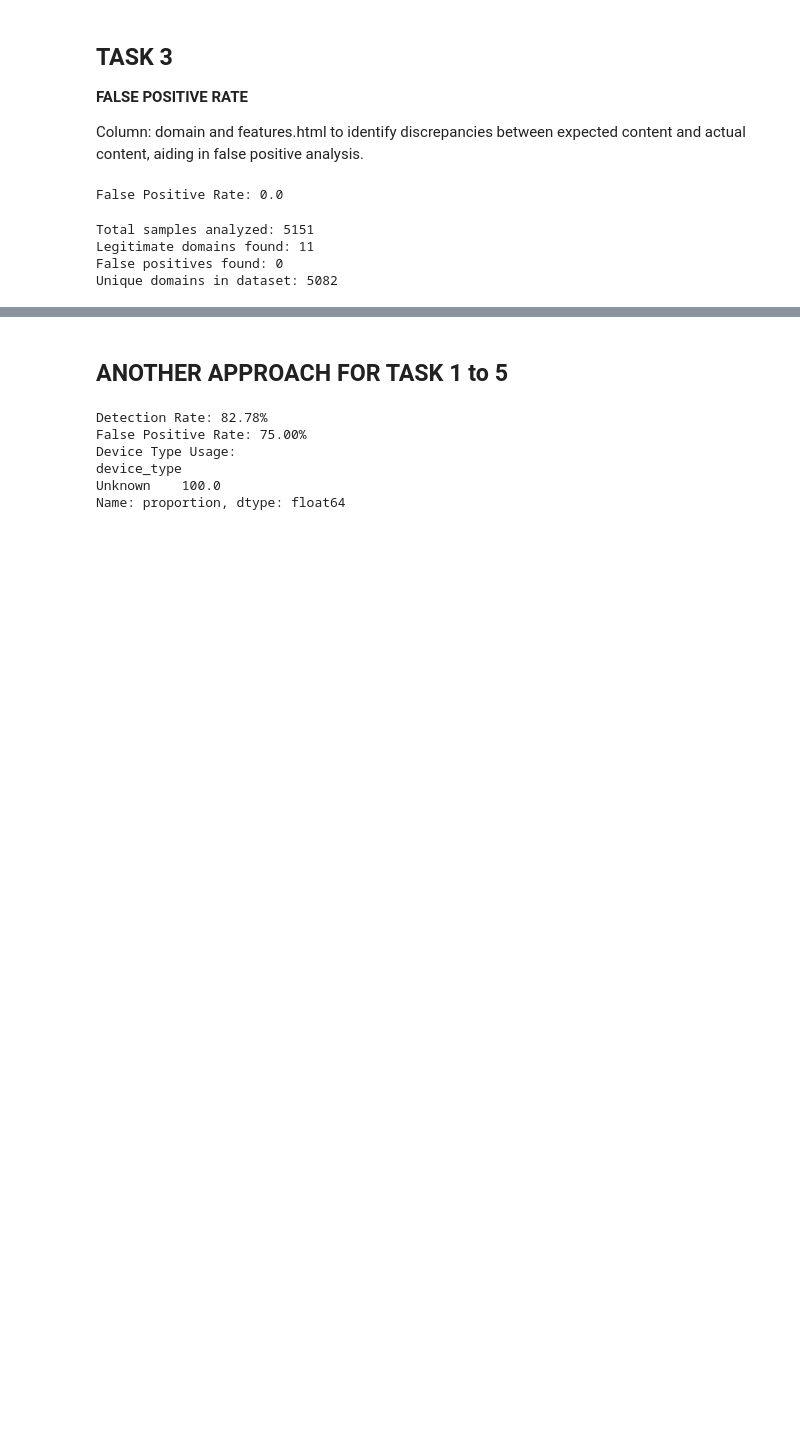
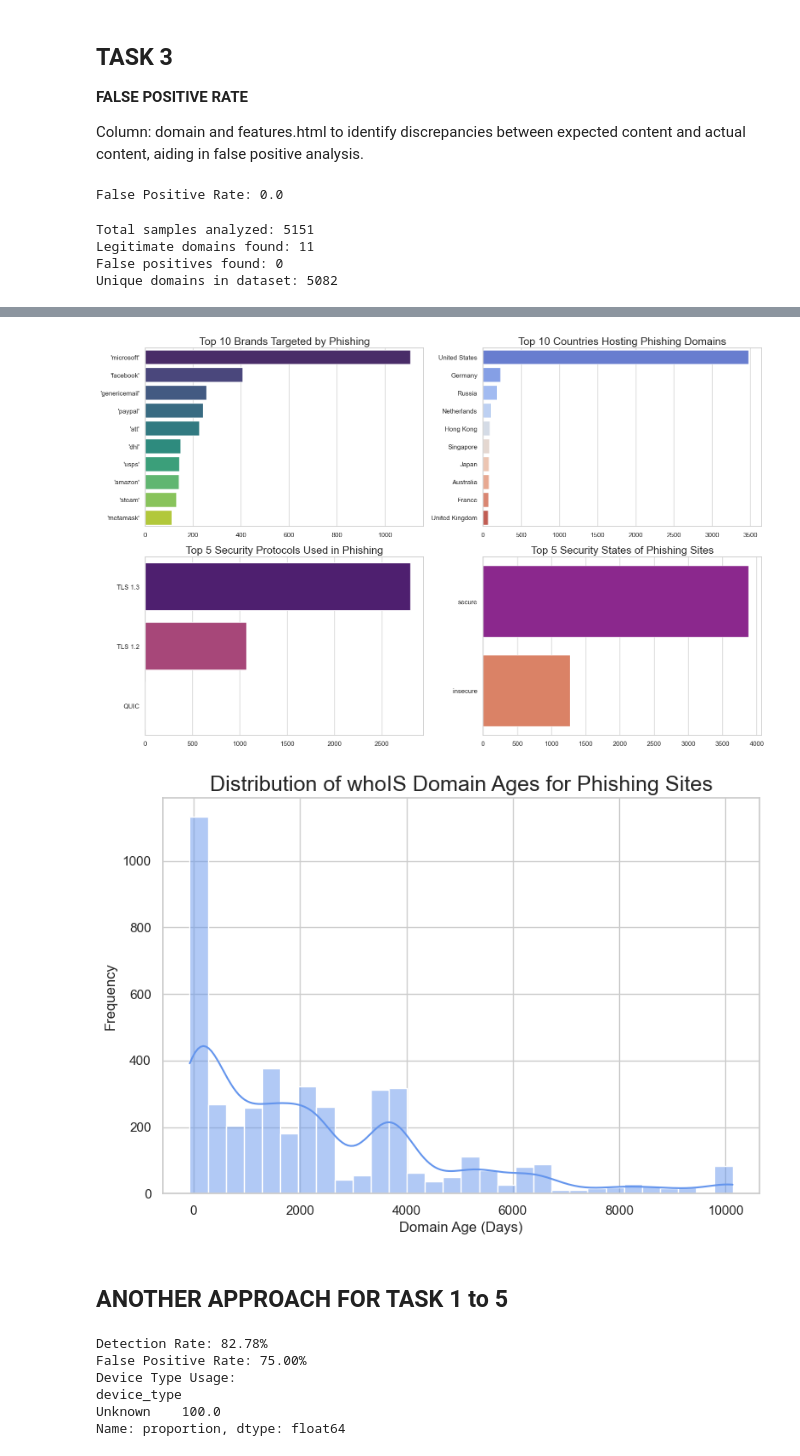
Before and after one commit to saikiranpennam/QuantitativeStudyofPhishing, a Jupyter notebook: phishingcode.ipynb, the cells around one changed output, grey strips where cells are left out. Drawn from its saved outputs; the diff is of its cells as text; code cells hidden in the pictures; blank space fills up the shorter version.

```diff
--- a/phishingcode.ipynb
+++ b/phishingcode.ipynb
@@ -87,15 +87,15 @@ assets_downloaded (as a possible proxy to understand if users interacted with ph
 From the dataset i can't find detection column so i set a threshold =  0.5
 # %%
 # Check for missing values in 'assets_downloaded' column and drop those rows
-phishing_data = phishingData.dropna(subset=['assets_downloaded'])
+phishingData = phishingData.dropna(subset=['assets_downloaded'])
 
 # Define a threshold to approximate detection
 threshold = 0.5
-phishing_data['Detection'] = phishing_data['assets_downloaded'].apply(lambda x: 1 if x > threshold else 0)
+phishingData['Detection'] = phishingData['assets_downloaded'].apply(lambda x: 1 if x > threshold else 0)
 
 # Feature and target variable
-X = phishing_data[['assets_downloaded']]
-y = phishing_data['Detection']
+X = phishingData[['assets_downloaded']]
+y = phishingData['Detection']
 
 # Split the data into training and testing sets
 X_train, X_test, y_train, y_test = train_test_split(X, y, test_size=0.2, random_state=42)
@@ -276,3 +283,66 @@ Unique domains in dataset: 5082
+# %%
+# Set up plotting aesthetics
+sns.set_theme(style="whitegrid")
+plt.figure(figsize=(16, 10))
+
+# Analysis 6: Brand and Domain Analysis
+# Count the frequency of each brand mentioned in the 'brands' column
+
+# Ensure the 'brands' column is treated as a string to handle any non-string values properly
+phishingData['brands'] = phishingData['brands'].astype(str)
+phishingData['brands'] = phishingData['brands'].str.strip('[]').str.replace('"', '').str.split(',')
+
+# Re-calculate brand frequencies for top 10 brands
+brand_counts = phishingData['brands'].explode().value_counts().head(10)
+
+# Plotting the top 10 brands
+plt.subplot(2, 2, 1)
+sns.barplot(x=brand_counts.values, y=brand_counts.index, palette="viridis")
+plt.title("Top 10 Brands Targeted by Phishing", fontsize=18)
+
+# Analysis 7: Geolocation Analysis
+# Count the frequency of phishing attempts by country
+country_counts = phishingData['remote_ip_country'].value_counts().head(10)  # Top 10 countries
+
+# Plotting the top 10 countries
+plt.subplot(2, 2, 2)
+sns.barplot(x=country_counts.values, y=country_counts.index, palette="coolwarm")
+plt.title("Top 10 Countries Hosting Phishing Domains", fontsize=18)
+
+# Analysis 8: Security Protocol Analysis
+# Count the frequency of different security states and protocols
+security_protocol_counts = phishingData['security_protocol'].value_counts().head(5)  # Top 5 security protocols
+security_state_counts = phishingData['security_state'].value_counts().head(5)  # Top 5 security states
+
+# Plotting security protocols
+plt.subplot(2, 2, 3)
+sns.barplot(x=security_protocol_counts.values, y=security_protocol_counts.index, palette="magma")
+plt.title("Top 5 Security Protocols Used in Phishing", fontsize=18)
+
+# Plotting security states
+plt.subplot(2, 2, 4)
+sns.barplot(x=security_state_counts.values, y=security_state_counts.index, palette="plasma")
+plt.title("Top 5 Security States of Phishing Sites", fontsize=18)
+
+plt.tight_layout()
+plt.savefig('figures/Top_feature_analyses.png', dpi=300)
+plt.show()
+plt.close();
+
+# Analysis 9: Domain Age Analysis
+# Removing NaN values in whois_domain_age for analysis and converting to integer
+domain_age_cleaned = phishingData['whois_domain_age'].dropna()
+plt.figure(figsize=(9, 6))
+sns.histplot(domain_age_cleaned, kde=True, bins=30, color="cornflowerblue")
+plt.title("Distribution of whoIS Domain Ages for Phishing Sites", fontsize=18)
+plt.xlabel("Domain Age (Days)")
+plt.ylabel("Frequency")
+plt.savefig('figures/Distribution_of_domain_age.png', dpi=300)
+plt.show()
+plt.close(); # to free up space
+# %% [output]
+[figure, added]
+[figure, added]
 # %% [markdown]
 ## ANOTHER APPROACH FOR TASK 1 to 5
 # %%
```
Also changed, not shown: parts of 2 cells of this notebook, 1 other file.
